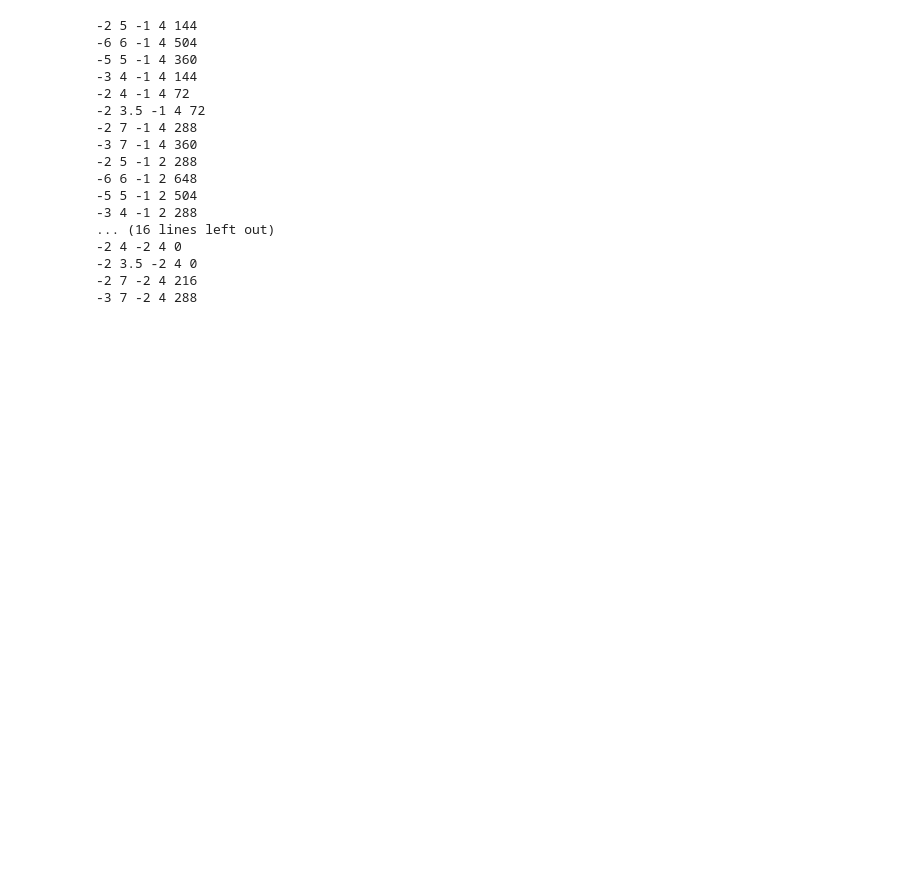
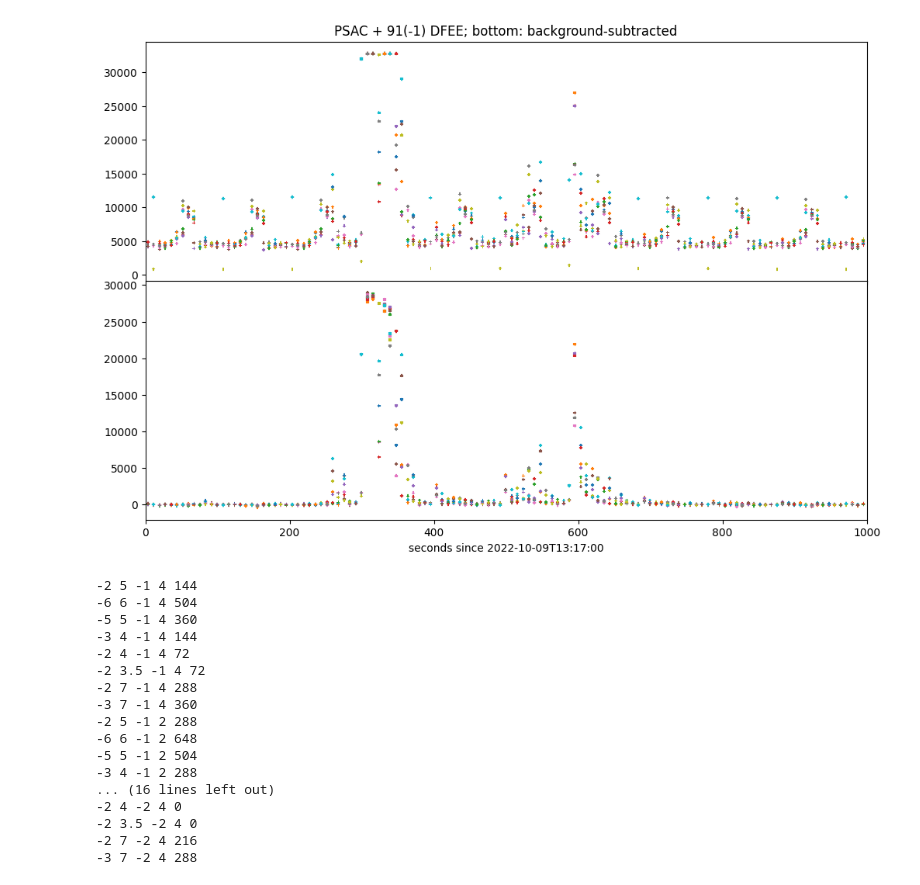
Before and after one commit to volodymyrss/grb221009, a Jupyter notebook: acs.ipynb, the cells around one changed output. Drawn from its saved outputs; the diff is of its cells as text; code cells hidden in the pictures; blank space fills up the shorter version.

```diff
--- a/acs.ipynb
+++ b/acs.ipynb
@@ -18,0 +21,8 @@ from matplotlib import pylab as plt
+# %%
+psac_lc = requests.get(f"https://www.astro.unige.ch/cdci/astrooda/dispatch-data/gw//integralhk/api/v1.0/genlc/PSAC/{T0_ijd}/40000")
+# %%
+psac = pd.read_csv(io.StringIO(psac_lc.text), skiprows=5, names=['t', 'dt', 'c', 'ds'], delim_whitespace=True)
+# %%
+acslc_byfee = {i: requests.get(f"https://www.astro.unige.ch/cdci/astrooda/dispatch-data/gw//integralhk/api/v1.0/genlc/FEE{i}/{T0_ijd}/40000") for i in range(1, 92)}
+# %%
+acs_byfee = {i: pd.read_csv(io.StringIO(v.text), skiprows=5, names=['t', 'dt', 'c', 'ds'], delim_whitespace=True) for i, v in acslc_byfee.items()}
@@ -19,5 +31,49 @@ from matplotlib import pylab as plt
 # %%
 # oda:version "v0.1.3"
+# %%
+f, axes = plt.subplots(2, 1, figsize=(12, 8), sharex=True)
+
+
+for l, lc in {'PSAC': psac, **{f"FEE{k}": v for k, v in acs_byfee.items()}}.items():
+    if len(lc.t) < 10: continue
+
+    axes[0].errorbar(
+        (lc.t - T0_ijd)*24*3600,
+        lc.c,
+        lc.c**0.5,
+        xerr=1 + np.array(lc.t)*0,
+        lw=3,
+        ls="",
+        # label=l,
+    )
+
+    bkg = np.nanmean(lc.c[(lc.t - T0_ijd)*24*3600 < 200])
+
+    axes[1].errorbar(
+        (lc.t - T0_ijd)*24*3600,
+        lc.c - bkg,
+        lc.c**0.5,
+        xerr=1 + np.array(lc.t)*0,
+        lw=3,
+        ls="",
+        # label=l,
+    )
+
+    # break
+
+
+# plt.legend()
+
+plt.sca(axes[0])
+
+plt.subplots_adjust(hspace=0)
+
+plt.xlim([0, 1000])
+axes[1].set_xlabel(f"seconds since {T0_isot}")
+plt.title("PSAC + 91(-1) DFEE; bottom: background-subtracted")
+plt.savefig("many_hk_rates.pdf")
+# %% [output]
+[figure, added]
 # %%
 def get_selected_region(t1, t2):
     m = acslc.t > T0_ijd + t1/24
```
Also changed, not shown: parts of 3 cells of this notebook, 2 other files.
